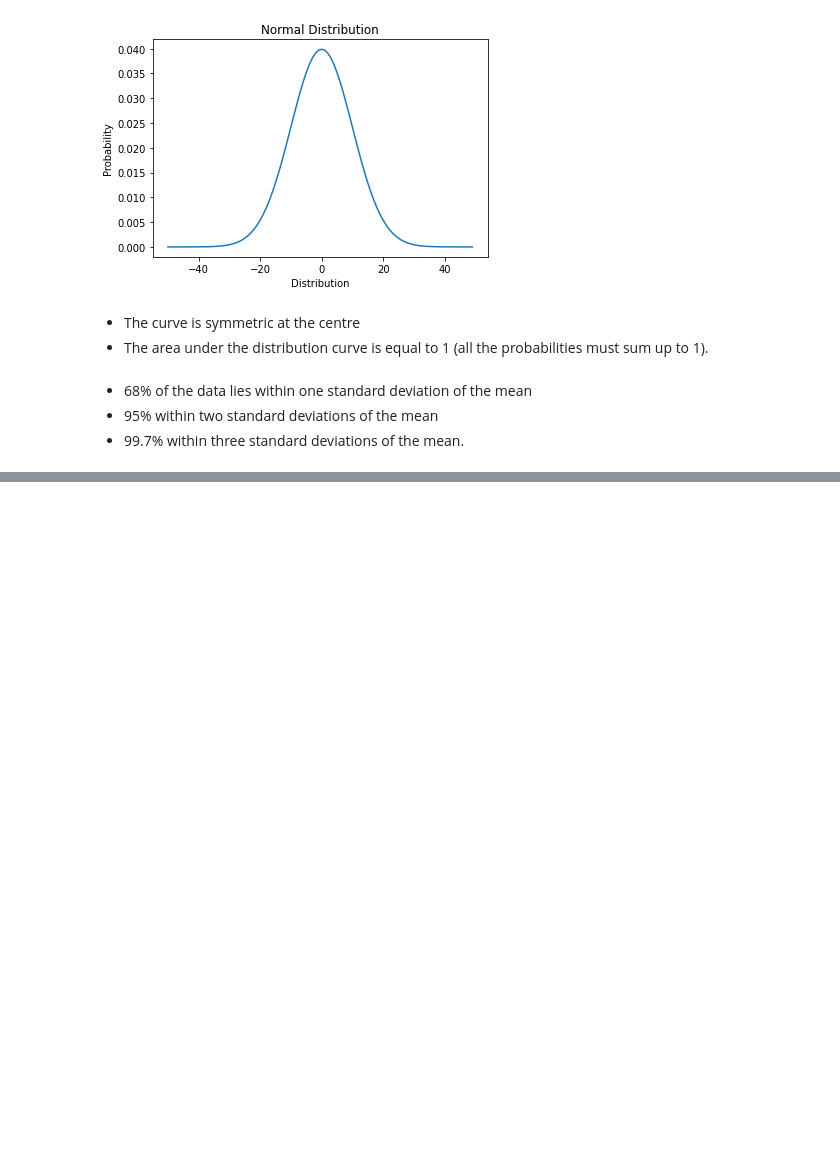
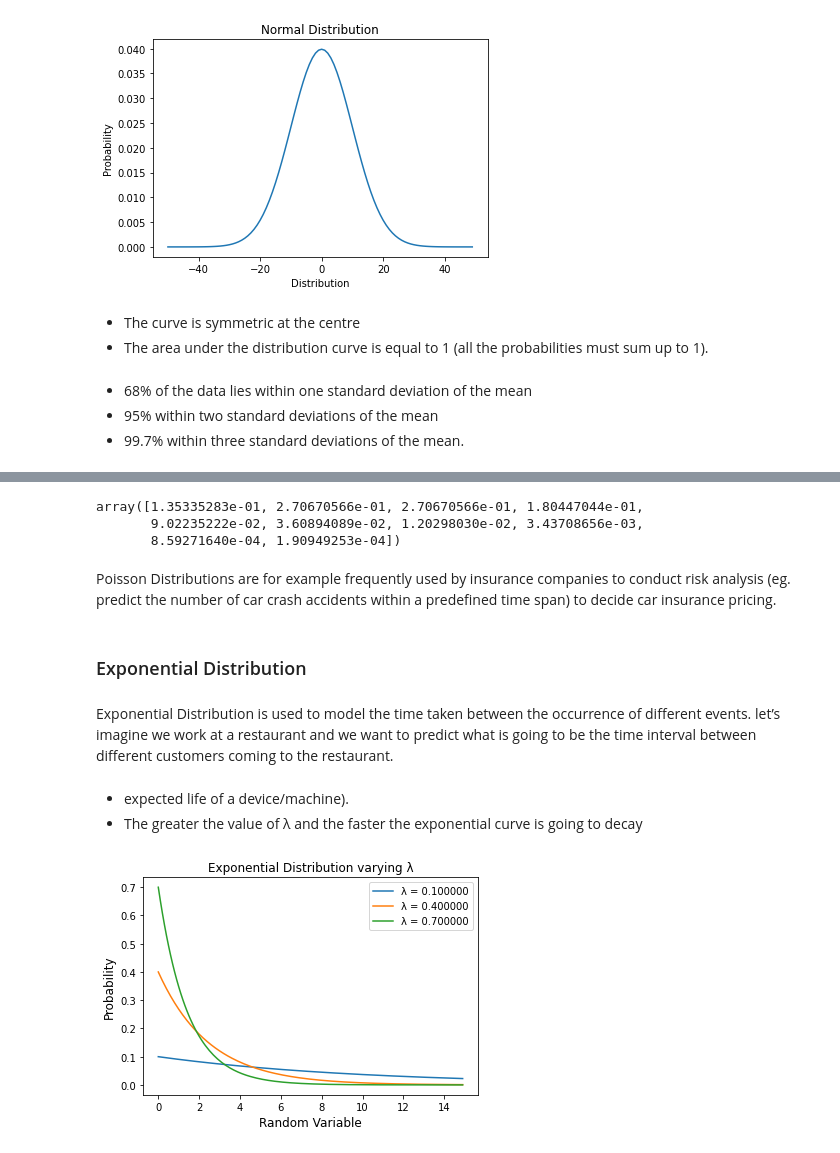
Before and after one commit to Nix-code/statistics-for-data-science, a Jupyter notebook: Most important probability distribution.ipynb, the cells around one changed output, grey strips where cells are left out. Drawn from its saved outputs; the diff is of its cells as text; code cells hidden in the pictures; blank space fills up the shorter version.

```diff
--- a/Most important probability distribution.ipynb
+++ b/Most important probability distribution.ipynb
@@ -84,0 +112,28 @@ Text(0.5, 1.0, 'Normal Distribution')
+# %%
+poisson = stats.poisson.pmf(n,2)
+poisson
+# %% [output]
+array([1.35335283e-01, 2.70670566e-01, 2.70670566e-01, 1.80447044e-01,
+       9.02235222e-02, 3.60894089e-02, 1.20298030e-02, 3.43708656e-03,
+       8.59271640e-04, 1.90949253e-04])
+# %% [markdown]
+Poisson Distributions are for example frequently used by insurance companies to conduct risk analysis (eg. predict the number of car crash accidents within a predefined time span) to decide car insurance pricing.
+# %% [markdown]
+### Exponential Distribution
+# %% [markdown]
+Exponential Distribution is used to model the time taken between the occurrence of different events.
+let’s imagine we work at a restaurant and we want to predict what is going to be the time interval between different customers coming to the restaurant.
+# %% [markdown]
+- expected life of a device/machine).
+- The greater the value of λ and the faster the exponential curve is going to decay
+# %%
+for lam in range(1,10,3):
+    x = np.arange(0,15,0.1)
+    y = 0.1*lam*np.exp(-0.1*lam*x)
+    plt.plot(x,y, label="λ = {:f}".format(0.1*lam))
+    plt.xlabel('Random Variable', fontsize=12)
+    plt.ylabel('Probability', fontsize=12)
+    plt.title("Exponential Distribution varying λ")
+    plt.legend()
+# %% [output]
+[figure, added]
```
Also changed, not shown: parts of 5 cells of this notebook.
